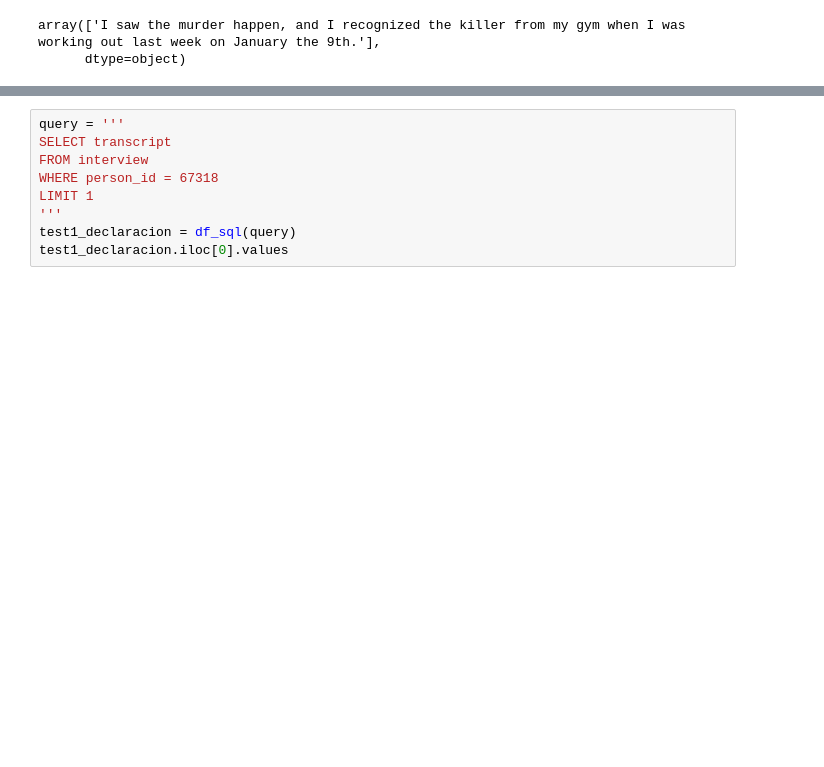
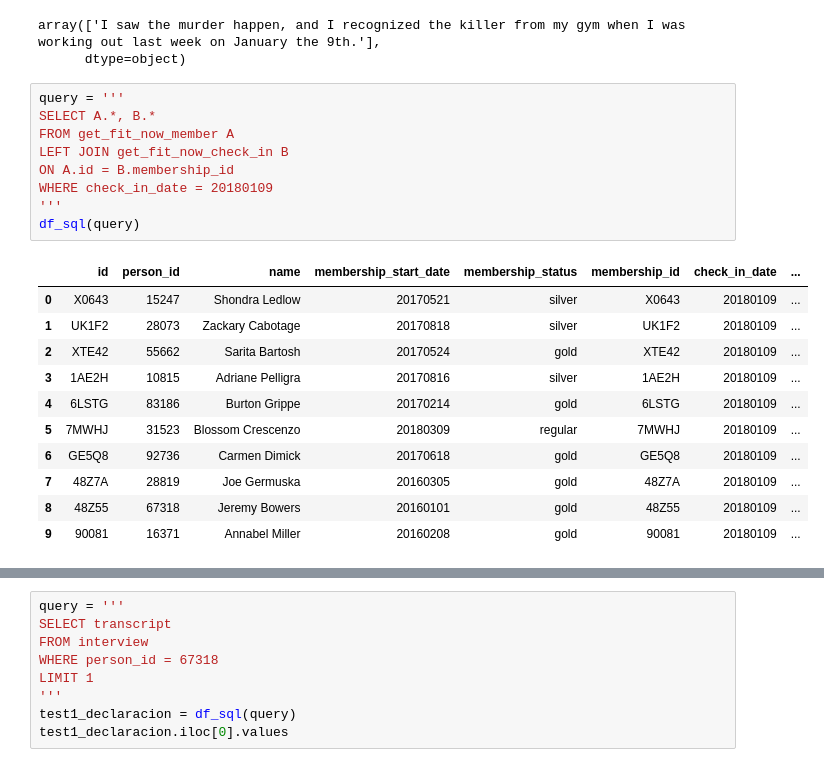
Before and after one commit to mrosm-dev/Team_Challenge_SQL_Equipo02, a Jupyter notebook: TC_02_Sprint_06_SQL/Parte_I_SQL_Game.ipynb, the cells around one changed output, grey strips where cells are left out. Drawn from its saved outputs; the diff is of its cells as text; blank space fills up the shorter version.

```diff
--- a/TC_02_Sprint_06_SQL/Parte_I_SQL_Game.ipynb
+++ b/TC_02_Sprint_06_SQL/Parte_I_SQL_Game.ipynb
@@ -176,3 +177,24 @@ test2_declaracion.iloc[0].values
 # %% [output]
 array(['I saw the murder happen, and I recognized the killer from my gym when I was working out last week on January the 9th.'],
       dtype=object)
+# %%
+query = '''
+SELECT A.*, B.*
+FROM get_fit_now_member A
+LEFT JOIN get_fit_now_check_in B
+ON A.id = B.membership_id
+WHERE check_in_date = 20180109
+'''
+df_sql(query)
+# %% [output]
+|  | id | person_id | name | membership_start_date | membership_status | membership_id | check_in_date | ... |
+| 0 | X0643 | 15247 | Shondra Ledlow | 20170521 | silver | X0643 | 20180109 | ... |
+| 1 | UK1F2 | 28073 | Zackary Cabotage | 20170818 | silver | UK1F2 | 20180109 | ... |
+| 2 | XTE42 | 55662 | Sarita Bartosh | 20170524 | gold | XTE42 | 20180109 | ... |
+| 3 | 1AE2H | 10815 | Adriane Pelligra | 20170816 | silver | 1AE2H | 20180109 | ... |
+| 4 | 6LSTG | 83186 | Burton Grippe | 20170214 | gold | 6LSTG | 20180109 | ... |
+| 5 | 7MWHJ | 31523 | Blossom Crescenzo | 20180309 | regular | 7MWHJ | 20180109 | ... |
+| 6 | GE5Q8 | 92736 | Carmen Dimick | 20170618 | gold | GE5Q8 | 20180109 | ... |
+| 7 | 48Z7A | 28819 | Joe Germuska | 20160305 | gold | 48Z7A | 20180109 | ... |
+| 8 | 48Z55 | 67318 | Jeremy Bowers | 20160101 | gold | 48Z55 | 20180109 | ... |
+| 9 | 90081 | 16371 | Annabel Miller | 20160208 | gold | 90081 | 20180109 | ... |
```
Also changed, not shown: parts of 8 cells of this notebook.
